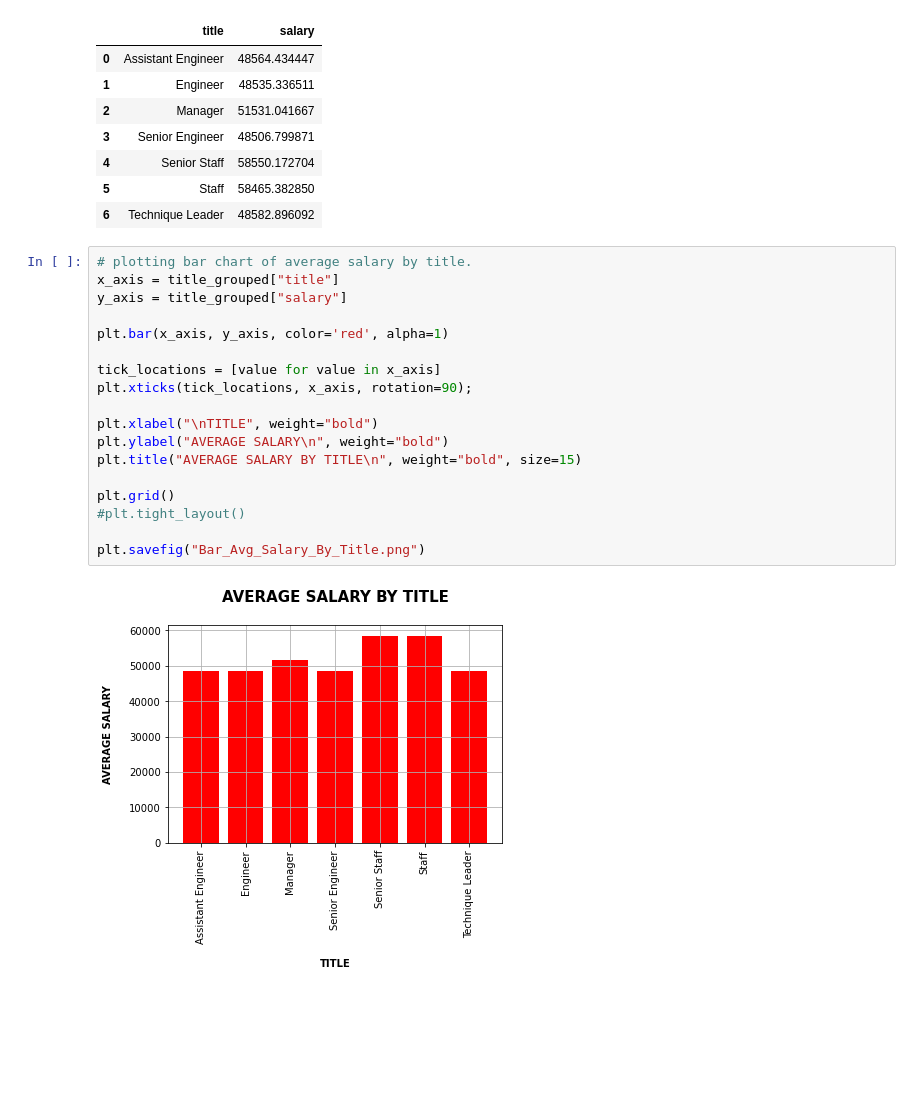
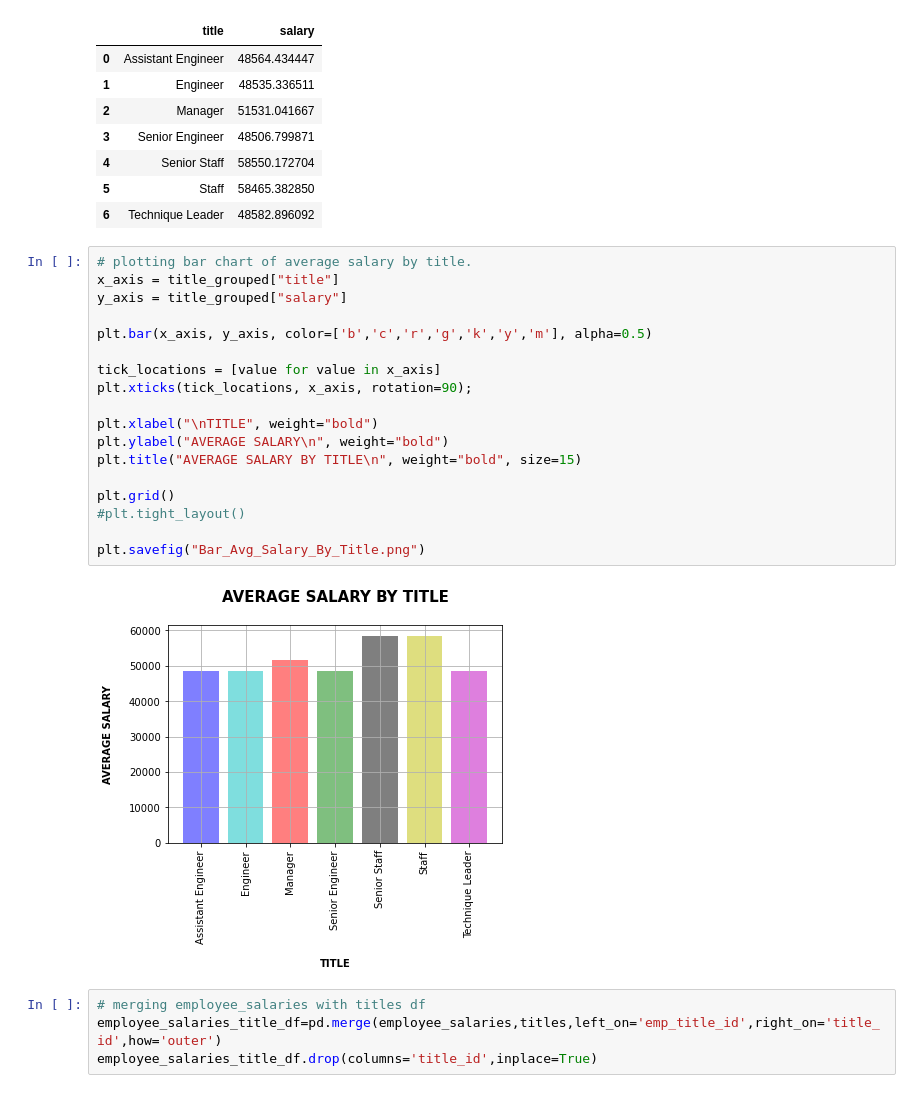
Before and after one commit to fasahathsyeda/sql-challenge, a Jupyter notebook: Bonus analysis/analysis.ipynb, the cells around one changed output. Cells and saved outputs as stored; diff of their text form; blank space fills up the shorter version.

```diff
--- a/Bonus analysis/analysis.ipynb
+++ b/Bonus analysis/analysis.ipynb
@@ -108,20 +120,24 @@ title_grouped
 # %%
 # plotting bar chart of average salary by title.
 x_axis = title_grouped["title"]
 y_axis = title_grouped["salary"]
 
-plt.bar(x_axis, y_axis, color='red', alpha=1)
+plt.bar(x_axis, y_axis, color=['b','c','r','g','k','y','m'], alpha=0.5)
 
 tick_locations = [value for value in x_axis]
 plt.xticks(tick_locations, x_axis, rotation=90);
 
 plt.xlabel("\nTITLE", weight="bold")
 plt.ylabel("AVERAGE SALARY\n", weight="bold")
 plt.title("AVERAGE SALARY BY TITLE\n", weight="bold", size=15)
 
 plt.grid()
 #plt.tight_layout()
 
 plt.savefig("Bar_Avg_Salary_By_Title.png")
 # %% [output]
-[figure, old version]
+[figure, new version]
+# %%
+# merging employee_salaries with titles df
+employee_salaries_title_df=pd.merge(employee_salaries,titles,left_on='emp_title_id',right_on='title_id',how='outer')
+employee_salaries_title_df.drop(columns='title_id',inplace=True)
```
Also changed, not shown: parts of 15 cells of this notebook, 1 other file.
